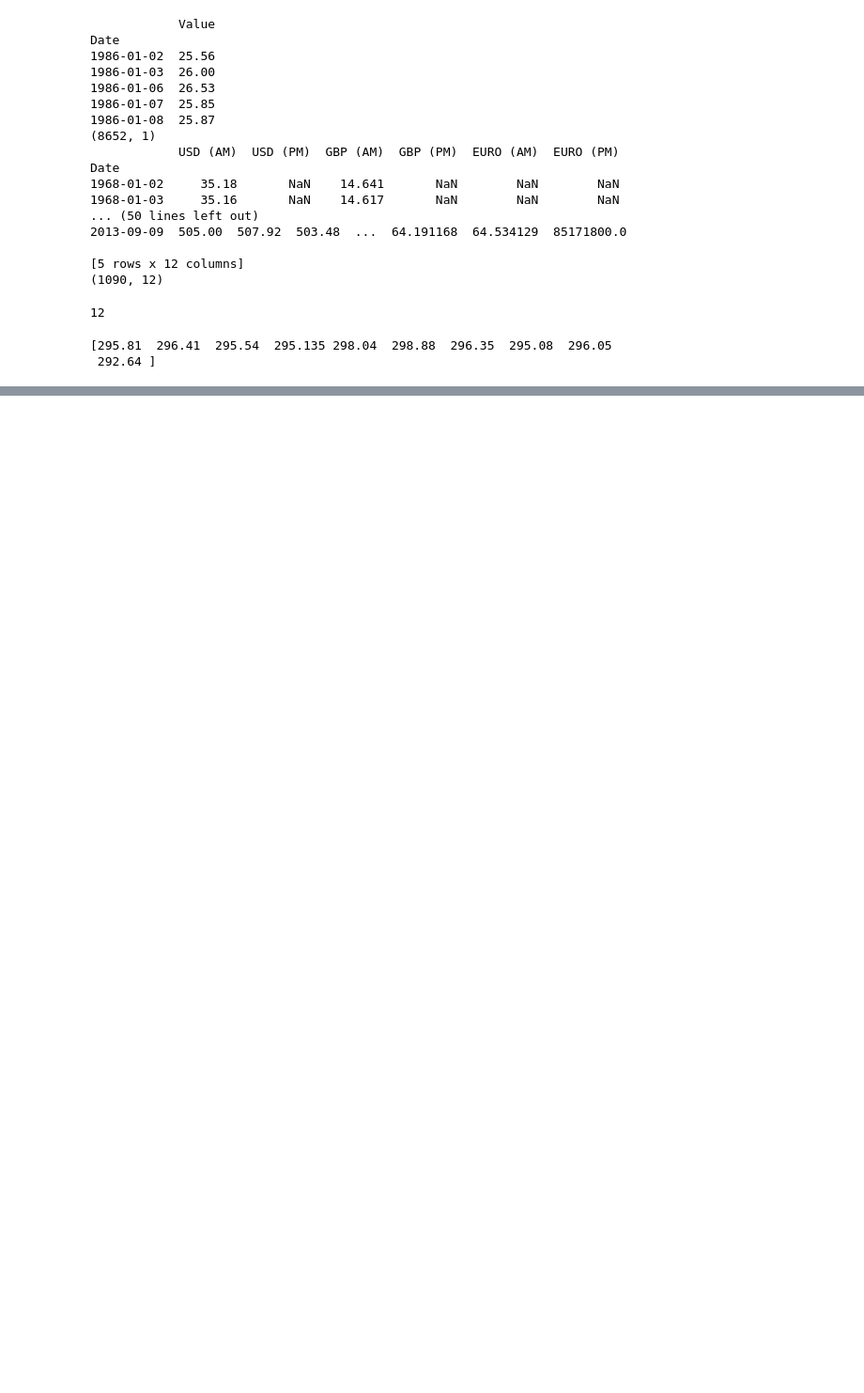
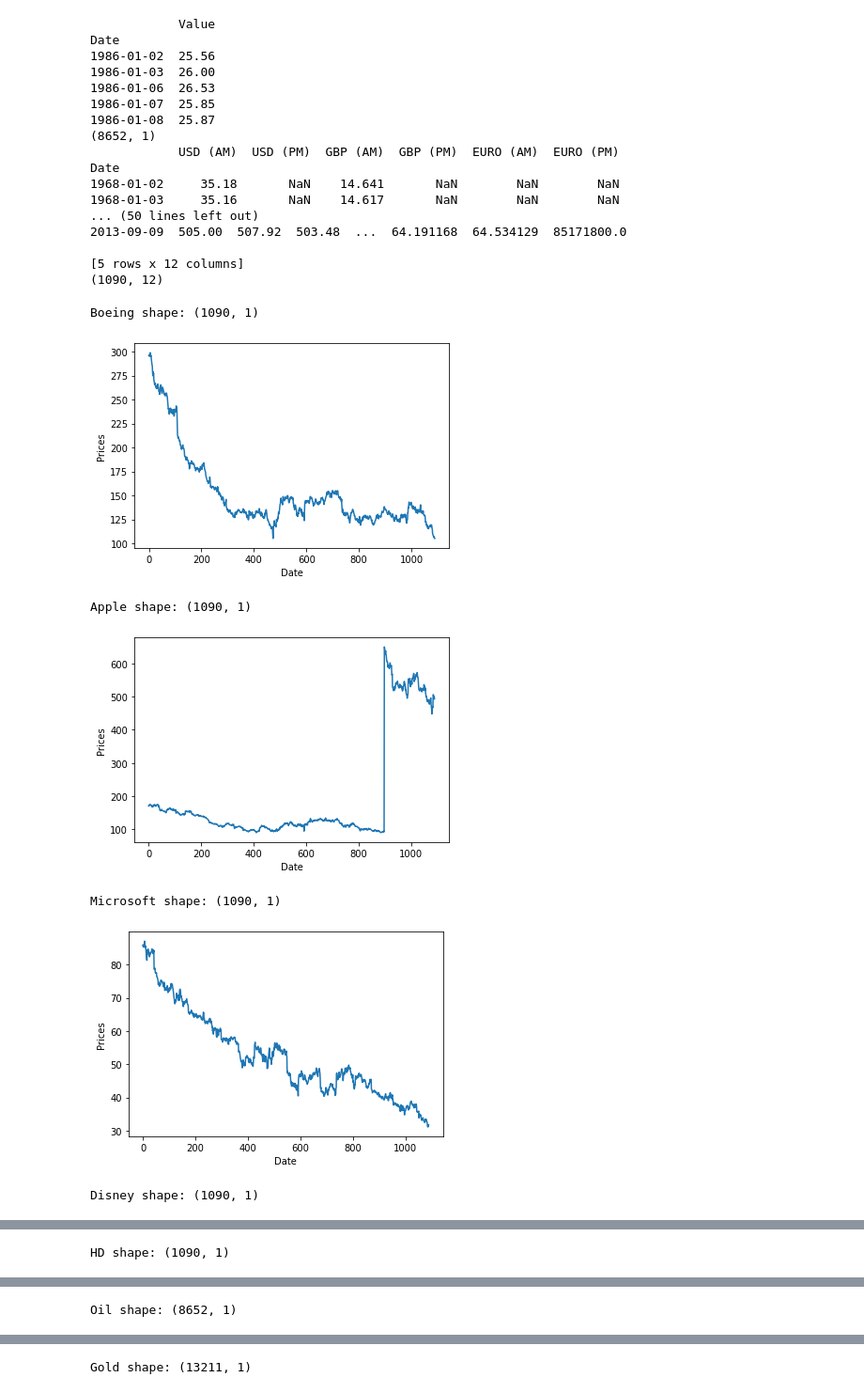
Before and after one commit to sphyrna15/DL_trade_project, a Jupyter notebook: GoogleColab/lstm_vs_gru.ipynb, the cells around one changed output, grey strips where cells are left out. Shown at 94% size. Drawn from its saved outputs; the diff is of its cells as text; code cells hidden in the pictures; blank space fills up the shorter version.

Commit message:
Model impl and training ready in lstm_vs_gru (needs eval), slightly modified Dataprep()

```diff
--- a/GoogleColab/lstm_vs_gru.ipynb
+++ b/GoogleColab/lstm_vs_gru.ipynb
@@ -40,6 +45,8 @@ Successfully installed inflection-0.3.1 quandl-3.5.0
 """ Import required classes """
 import quandl
 from dataprep_class import Dataprep
+
+prep = Dataprep()
 # %%
 quandl.ApiConfig.api_key = "Ha9a4yRKHowJC_sQxSPD"
 
@@ -90,21 +97,60 @@ Date
 
 [5 rows x 12 columns]
 (1090, 12)
-# %%
-print(ba.shape[1])
-# %% [output]
-12
-# %%
-data = ba
-colidx = 1
-data = data.iloc[::-1]
-data = data.reset_index()
-data.drop('Date', axis = 1, inplace = True)
-colidx -= 1
-data = data.to_numpy()
-data = data[:, colidx]
-
-print(data[0:10,...])
-# %% [output]
-[295.81  296.41  295.54  295.135 298.04  298.88  296.35  295.08  296.05
- 292.64 ]
+# %%
+ba = prep.pd_to_np(ba, 1)
+print("Boeing shape: " + str(ba.shape))
+plt.plot(ba[:,0])
+plt.xlabel("Date")
+plt.ylabel("Prices")
+plt.show()
+
+aapl = prep.pd_to_np(aapl, 1)
+print("Apple shape: " + str(aapl.shape))
+plt.plot(aapl[:,0])
+plt.xlabel("Date")
+plt.ylabel("Prices")
+plt.show()
+
+msft = prep.pd_to_np(msft, 1)
+print("Microsoft shape: " + str(msft.shape))
+plt.plot(msft[:,0])
+plt.xlabel("Date")
+plt.ylabel("Prices")
+plt.show()
+
+dis = prep.pd_to_np(dis, 1)
+print("Disney shape: " + str(dis.shape))
+plt.plot(dis[:,0])
+plt.xlabel("Date")
+plt.ylabel("Prices")
+plt.show()
+
+hd = prep.pd_to_np(hd, 1)
+print("HD shape: " + str(hd.shape))
+plt.plot(hd[:,0])
+plt.xlabel("Date")
+plt.ylabel("Prices")
+plt.show()
+
+oil = prep.pd_to_np(oil, 1)
+print("Oil shape: " + str(oil.shape))
+plt.plot(oil[:,0])
+plt.xlabel("Date")
+plt.ylabel("Prices")
+plt.show()
+
+gold = prep.pd_to_np(gold, 1)
+print("Gold shape: " + str(gold.shape))
+plt.plot(gold[:,0])
+plt.xlabel("Date")
+plt.ylabel("Prices")
+plt.show()
+# %% [output]
+Boeing shape: (1090, 1)
+[figure, added]
+Apple shape: (1090, 1)
+[figure, added]
+Microsoft shape: (1090, 1)
+[figure, added]
+Disney shape: (1090, 1)
@@ -110,0 +158 @@ print(data[0:10,...])
+HD shape: (1090, 1)
@@ -110,0 +160 @@ print(data[0:10,...])
+Oil shape: (8652, 1)
@@ -110,0 +162 @@ print(data[0:10,...])
+Gold shape: (13211, 1)
```
Also changed, not shown: parts of 13 cells of this notebook, 1 other file.
